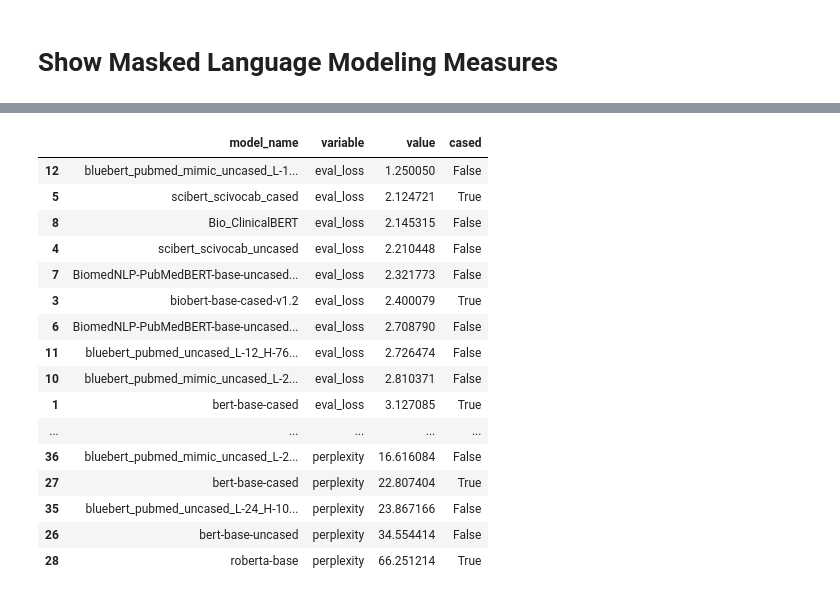
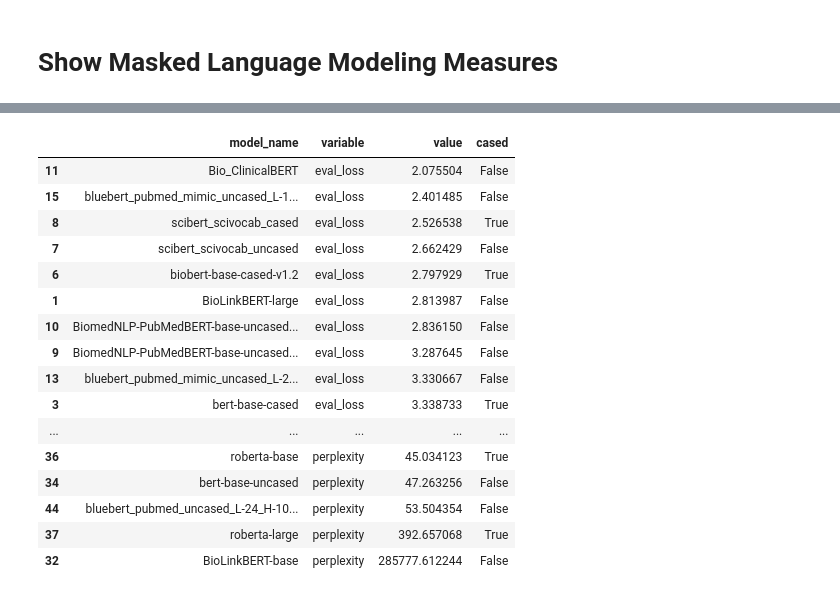
Before and after one commit to galtay/eval_bio_lms, a Jupyter notebook: notebooks/plot_results.ipynb, the cells around one changed output, grey strips where cells are left out. Saved outputs shown, nothing was run; the diff lists cells and outputs as text; code cells hidden in the pictures.

```diff
--- a/notebooks/plot_results.ipynb
+++ b/notebooks/plot_results.ipynb
@@ -5,4 +6,4 @@ import plotly.express as px
 # %%
 from eval_bio_lms.model_utilities import MODEL_DEFS
 # %%
-MODEL_NAME_TO_DEF = {model_def["name"]: model_def for model_def in MODEL_DEFS}
+MODEL_NAME_TO_DEF = {model_def.name: model_def for model_def in MODEL_DEFS}
@@ -61,5 +94,5 @@ fig.show()
 # %%
-df_mlm = pd.read_csv('../eval_bio_lms/data/mimic-corpus-mlm.csv')
+df_mlm = pd.read_csv('../eval_bio_lms/mlm_output/mimic-corpus-mlm-num-samples-10000.csv')
 # %%
 df_mlm
 # %% [output]
@@ -82,28 +118,28 @@ df_mlm
 # %%
 df_plt = df_mlm[['eval_loss', 'eval_accuracy', 'perplexity', 'model_name']].melt(id_vars=['model_name'])
 df_plt = df_plt.sort_values(['variable', 'value'])
 var_groups = {var: df for var, df in df_plt.groupby("variable")}
 df_plt = pd.concat([var_groups['eval_loss'], var_groups['eval_accuracy'], var_groups['perplexity']])
-df_plt["cased"] = df_plt["model_name"].apply(lambda x: MODEL_NAME_TO_DEF[x]["cased"])
+df_plt["cased"] = df_plt["model_name"].apply(lambda x: MODEL_NAME_TO_DEF[x].cased)
 df_plt
 # %% [output]
 |  | model_name | variable | value | cased |
-| 12 | bluebert_pubmed_mimic_uncased_L-1... | eval_loss | 1.250050 | False |
-| 5 | scibert_scivocab_cased | eval_loss | 2.124721 | True |
-| 8 | Bio_ClinicalBERT | eval_loss | 2.145315 | False |
-| 4 | scibert_scivocab_uncased | eval_loss | 2.210448 | False |
-| 7 | BiomedNLP-PubMedBERT-base-uncased... | eval_loss | 2.321773 | False |
-| 3 | biobert-base-cased-v1.2 | eval_loss | 2.400079 | True |
-| 6 | BiomedNLP-PubMedBERT-base-uncased... | eval_loss | 2.708790 | False |
-| 11 | bluebert_pubmed_uncased_L-12_H-76... | eval_loss | 2.726474 | False |
-| 10 | bluebert_pubmed_mimic_uncased_L-2... | eval_loss | 2.810371 | False |
-| 1 | bert-base-cased | eval_loss | 3.127085 | True |
+| 11 | Bio_ClinicalBERT | eval_loss | 2.075504 | False |
+| 15 | bluebert_pubmed_mimic_uncased_L-1... | eval_loss | 2.401485 | False |
+| 8 | scibert_scivocab_cased | eval_loss | 2.526538 | True |
+| 7 | scibert_scivocab_uncased | eval_loss | 2.662429 | False |
+| 6 | biobert-base-cased-v1.2 | eval_loss | 2.797929 | True |
+| 1 | BioLinkBERT-large | eval_loss | 2.813987 | False |
+| 10 | BiomedNLP-PubMedBERT-base-uncased... | eval_loss | 2.836150 | False |
+| 9 | BiomedNLP-PubMedBERT-base-uncased... | eval_loss | 3.287645 | False |
+| 13 | bluebert_pubmed_mimic_uncased_L-2... | eval_loss | 3.330667 | False |
+| 3 | bert-base-cased | eval_loss | 3.338733 | True |
 | ... | ... | ... | ... | ... |
-| 36 | bluebert_pubmed_mimic_uncased_L-2... | perplexity | 16.616084 | False |
-| 27 | bert-base-cased | perplexity | 22.807404 | True |
-| 35 | bluebert_pubmed_uncased_L-24_H-10... | perplexity | 23.867166 | False |
-| 26 | bert-base-uncased | perplexity | 34.554414 | False |
-| 28 | roberta-base | perplexity | 66.251214 | True |
+| 36 | roberta-base | perplexity | 45.034123 | True |
+| 34 | bert-base-uncased | perplexity | 47.263256 | False |
+| 44 | bluebert_pubmed_uncased_L-24_H-10... | perplexity | 53.504354 | False |
+| 37 | roberta-large | perplexity | 392.657068 | True |
+| 32 | BioLinkBERT-base | perplexity | 285777.612244 | False |
 # %%
 fig = px.bar(df_plt, x='value', y='model_name', facet_row='variable', color='cased', height=1200)
 fig.update_xaxes(matches=None)
```
Also changed, not shown: parts of 14 cells of this notebook.
